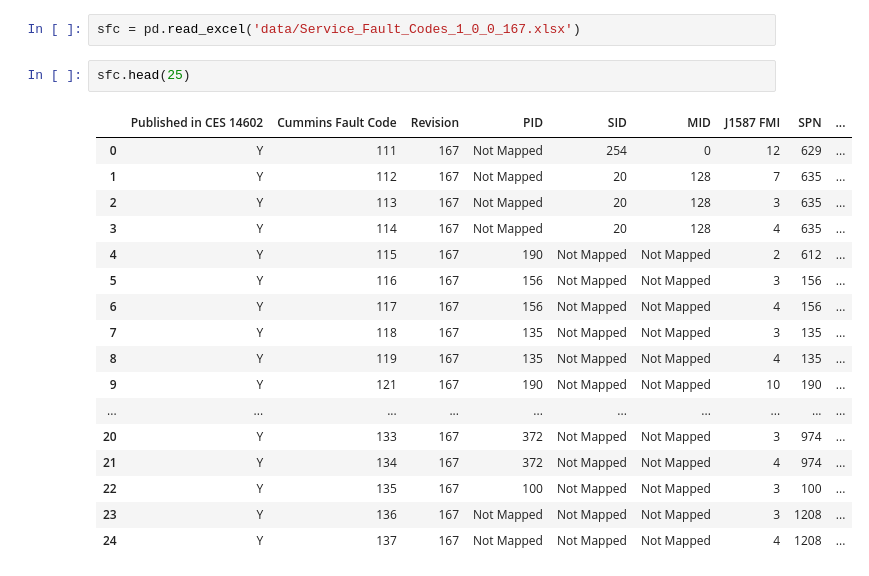
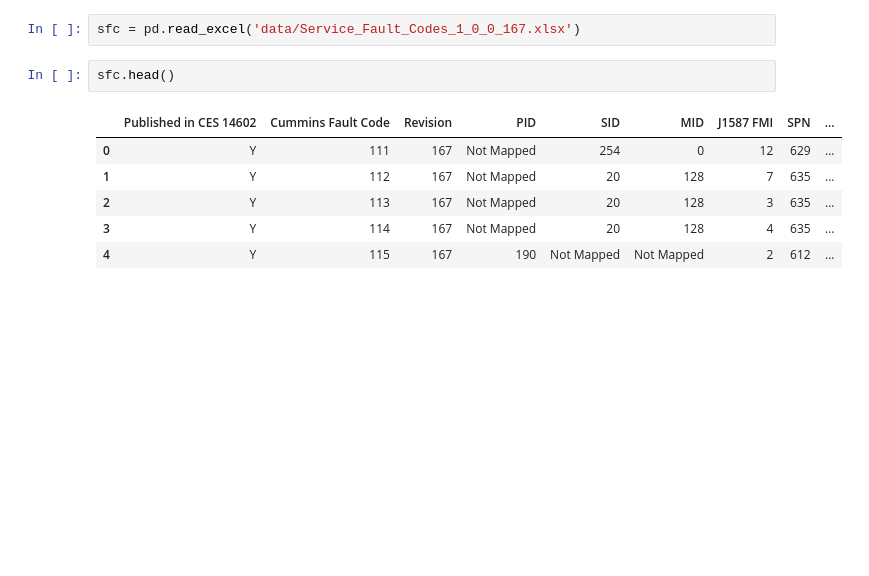
Before and after one commit to nss-data-science-cohort-5/big_g_express-roll_on_eighteen_wheelers, a Jupyter notebook: notebook.ipynb, the cells around one changed output. Saved outputs shown, nothing was run; the diff lists cells and outputs as text; blank space fills up the shorter version.

```diff
--- a/notebook.ipynb
+++ b/notebook.ipynb
@@ -102,22 +115,11 @@ vmake.head()
 # %%
 sfc = pd.read_excel('data/Service_Fault_Codes_1_0_0_167.xlsx')
 # %%
-sfc.head(25)
+sfc.head()
 # %% [output]
 |  | Published in CES 14602 | Cummins Fault Code | Revision | PID | SID | MID | J1587 FMI | SPN | ... |
 | 0 | Y | 111 | 167 | Not Mapped | 254 | 0 | 12 | 629 | ... |
 | 1 | Y | 112 | 167 | Not Mapped | 20 | 128 | 7 | 635 | ... |
 | 2 | Y | 113 | 167 | Not Mapped | 20 | 128 | 3 | 635 | ... |
 | 3 | Y | 114 | 167 | Not Mapped | 20 | 128 | 4 | 635 | ... |
 | 4 | Y | 115 | 167 | 190 | Not Mapped | Not Mapped | 2 | 612 | ... |
-| 5 | Y | 116 | 167 | 156 | Not Mapped | Not Mapped | 3 | 156 | ... |
-| 6 | Y | 117 | 167 | 156 | Not Mapped | Not Mapped | 4 | 156 | ... |
-| 7 | Y | 118 | 167 | 135 | Not Mapped | Not Mapped | 3 | 135 | ... |
-| 8 | Y | 119 | 167 | 135 | Not Mapped | Not Mapped | 4 | 135 | ... |
-| 9 | Y | 121 | 167 | 190 | Not Mapped | Not Mapped | 10 | 190 | ... |
-| ... | ... | ... | ... | ... | ... | ... | ... | ... | ... |
-| 20 | Y | 133 | 167 | 372 | Not Mapped | Not Mapped | 3 | 974 | ... |
-| 21 | Y | 134 | 167 | 372 | Not Mapped | Not Mapped | 4 | 974 | ... |
-| 22 | Y | 135 | 167 | 100 | Not Mapped | Not Mapped | 3 | 100 | ... |
-| 23 | Y | 136 | 167 | Not Mapped | Not Mapped | Not Mapped | 3 | 1208 | ... |
-| 24 | Y | 137 | 167 | Not Mapped | Not Mapped | Not Mapped | 4 | 1208 | ... |
```
Also changed, not shown: parts of 14 cells of this notebook.
